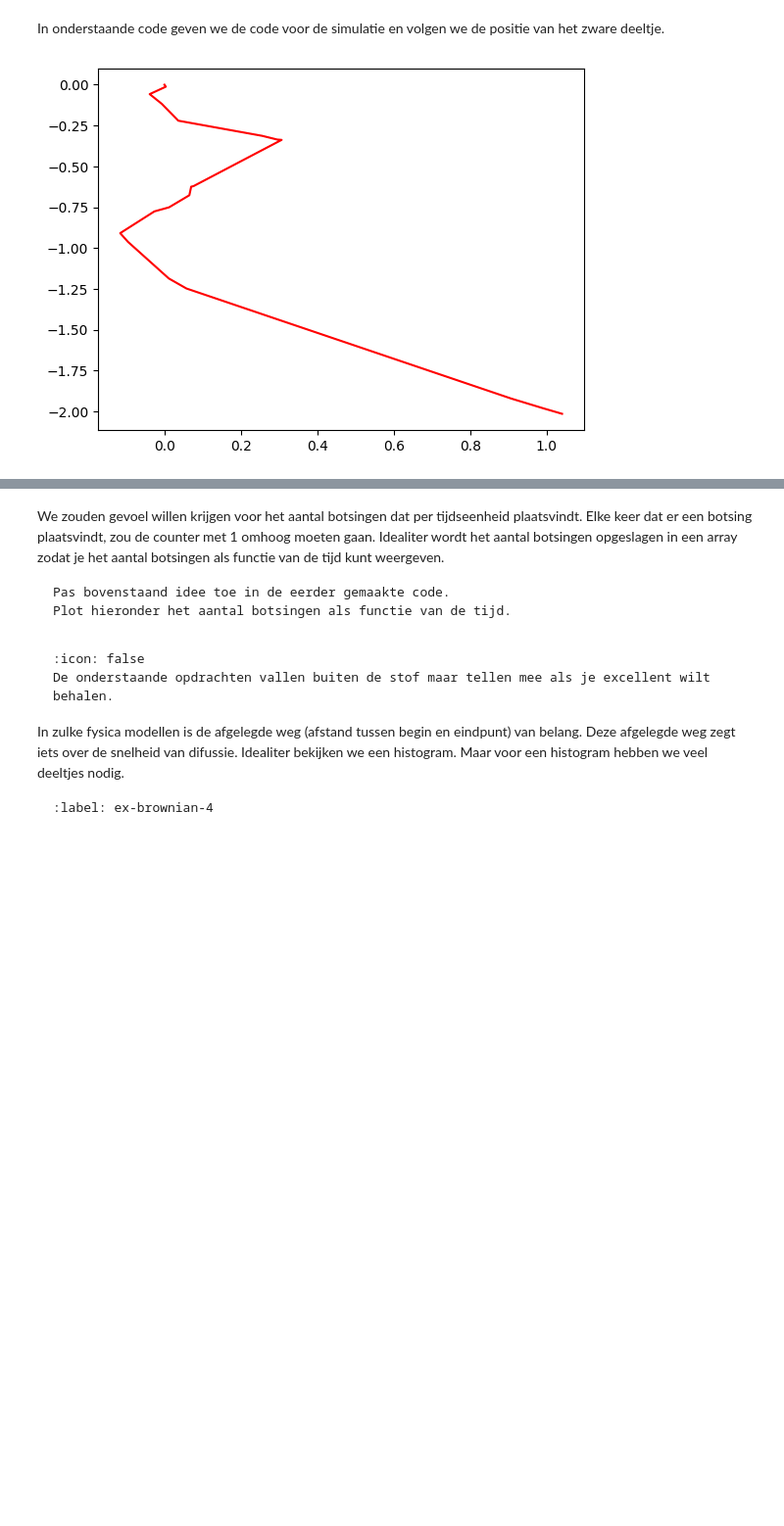
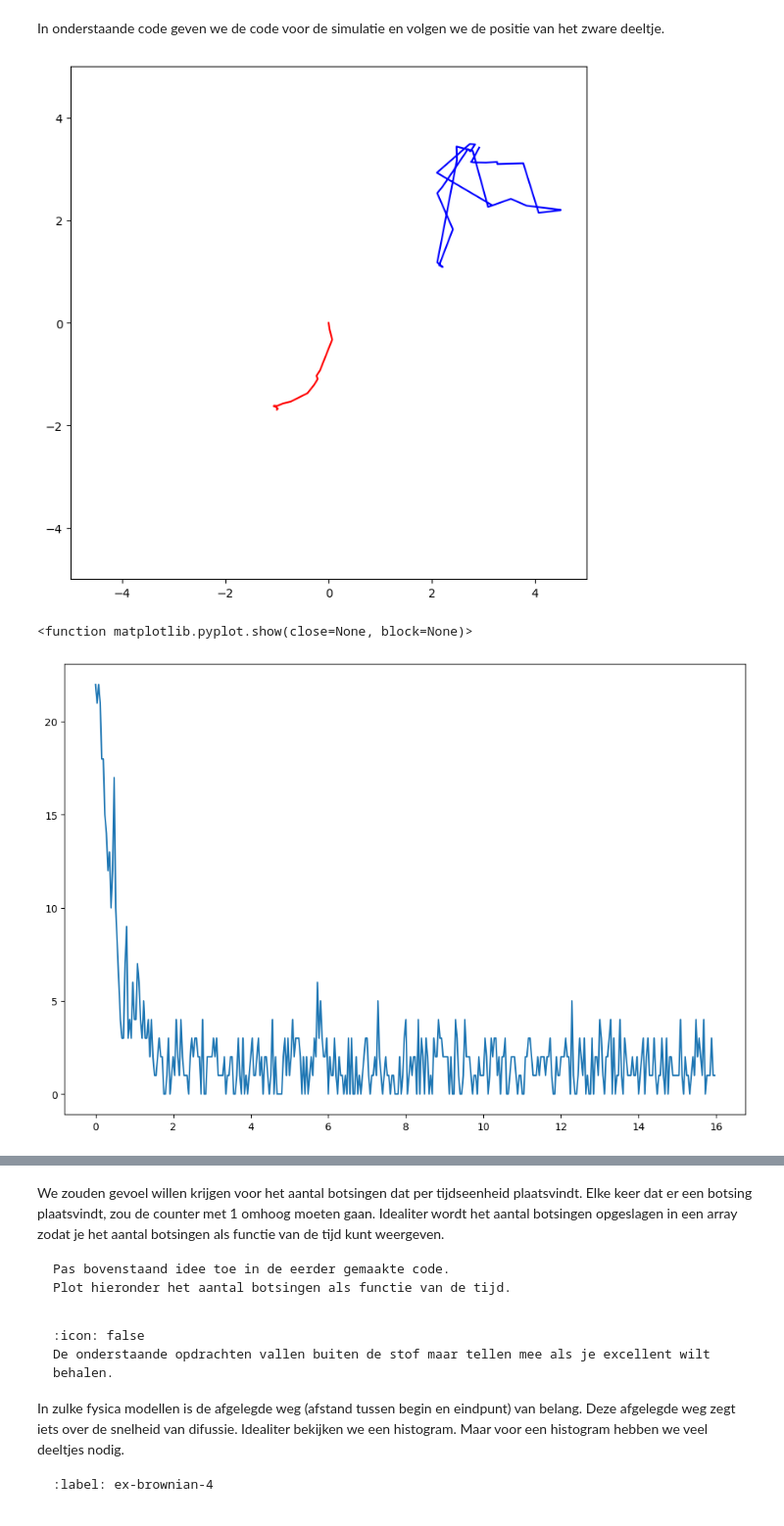
Before and after one commit to SybrenK07/25, a Jupyter notebook: Content/PySim/4_brownianmotion.ipynb, the cells around one changed output, grey strips where cells are left out. Shown at 98% size. Cells and saved outputs as stored; diff of their text form; code cells hidden in the pictures; blank space fills up the shorter version.

````diff
--- a/Content/PySim/4_brownianmotion.ipynb
+++ b/Content/PySim/4_brownianmotion.ipynb
@@ -61,6 +61,7 @@ dt = 0.1
 particles = []
 N = 40
 v_0 = 1
+Totalcounter = np.array([])
 
 dt = 0.04
 
@@ -145,50 +146,69 @@ def particle_collision(p1: ParticleClass, p2: ParticleClass):
     p1.v -= 2 * m2 / (m1 + m2) * dot_product / distance_squared * delta_r
     p2.v += 2 * m1 / (m1 + m2) * dot_product / distance_squared * delta_r
 
-def handle_collisions(particles):
+def handle_collisions(particles, Totalcounter):
 #your code/answer
     """ alle onderlinge botsingen afhandelen voor deeltjes in lijst """
+    counter = 0
     num_particles = len(particles)
+
     for i in range(num_particles):
         for j in range(i+1, num_particles):
             if collide_detection(particles[i], particles[j]):
                 particle_collision(particles[i], particles[j])
+                counter += 1
+
+    Totalcounter = np.append(Totalcounter, counter)
+    return Totalcounter
 #your code/answer
 # %% [markdown]
 In onderstaande code geven we de code voor de simulatie en volgen we de positie van het zware deeltje.
 # %%
 # tracken van het zware deeltje
-track_x = []
-track_y = []
+track_x1 = []
+track_y1 = []
+track_x2 = []
+track_y2 = []
 
 #your code/answer
 
 #your code/answer
 
 #your code/answer
 
 for i in range(400):
 #your code/answer
 
     for p in particles:
         p.update_position()    # Update positie
         p.boxcollision()         # Wandbotsing werkt per deeltje
 
-    handle_collisions(particles)
+    Totalcounter = handle_collisions(particles, Totalcounter)
 
 #your code/answer
 
-    track_x.append(particles[N-1].r[0])
-    track_y.append(particles[N-1].r[1])
+    track_x1.append(particles[N-1].r[0])
+    track_y1.append(particles[N-1].r[1])
 
-#your code/answer
+    track_x2.append(particles[N-2].r[0])
+    track_y2.append(particles[N-2].r[1])
 
-plt.figure()
-plt.plot(track_x,track_y,'r')
-#your code/answer
+plt.figure(figsize=(8,8))
+plt.plot(track_x1,track_y1,'r')
+plt.plot(track_x2,track_y2,'b')
+plt.xlim(-5,5)
+plt.ylim(-5,5)
 plt.show()
+
+x = np.arange(0,dt*400,dt)
+
+plt.figure(figsize=(12,8))
+plt.plot(x,Totalcounter)
+plt.show
 # %% [output]
-[figure, old version]
+[figure, new version]
+<function matplotlib.pyplot.show(close=None, block=None)>
+[figure, added]
 # %% [markdown]
 ```{exercise} Brownian motion in beeld
 :label: ex-brownian-3
````
Also changed, not shown: parts of 4 cells of this notebook.
